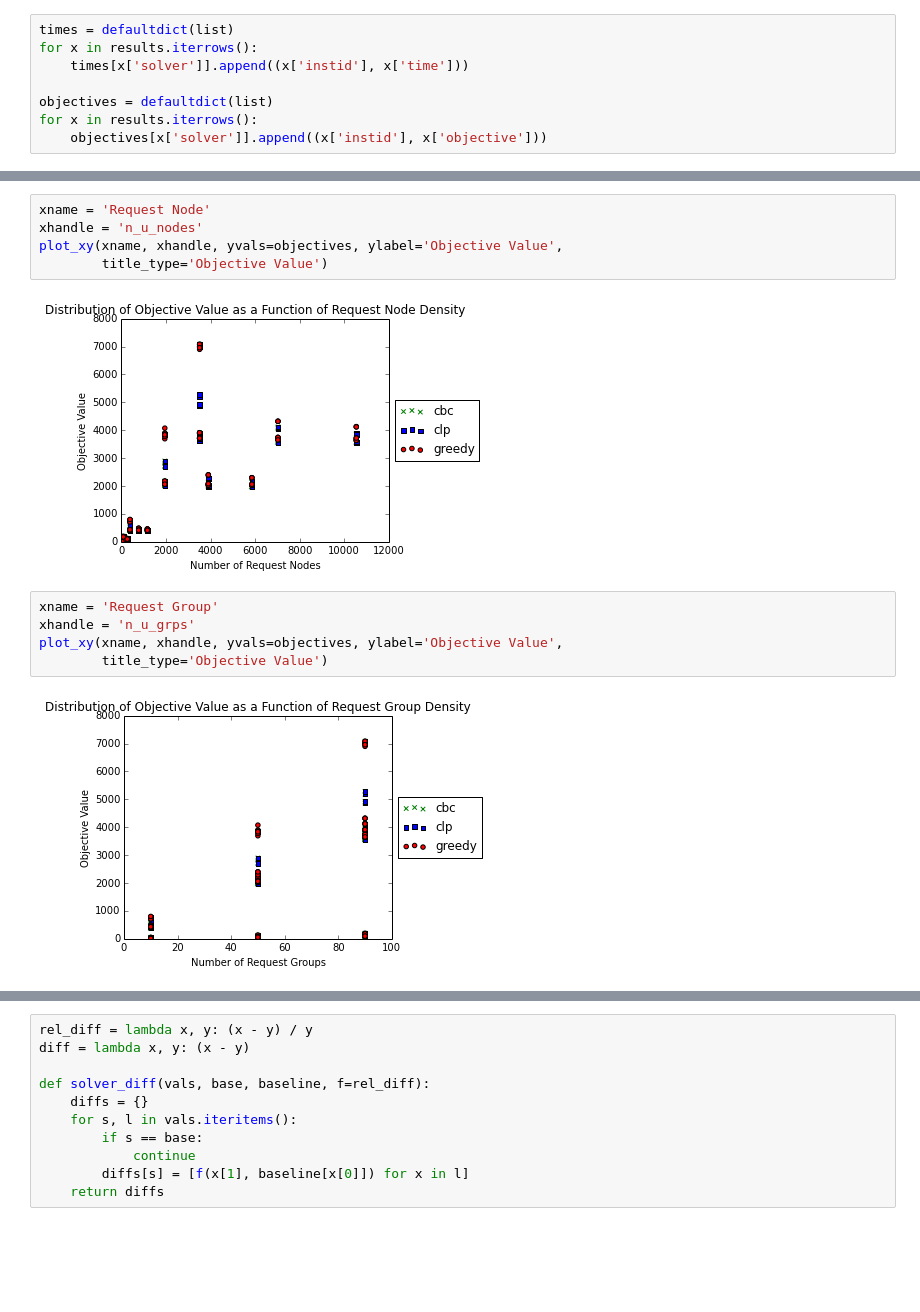
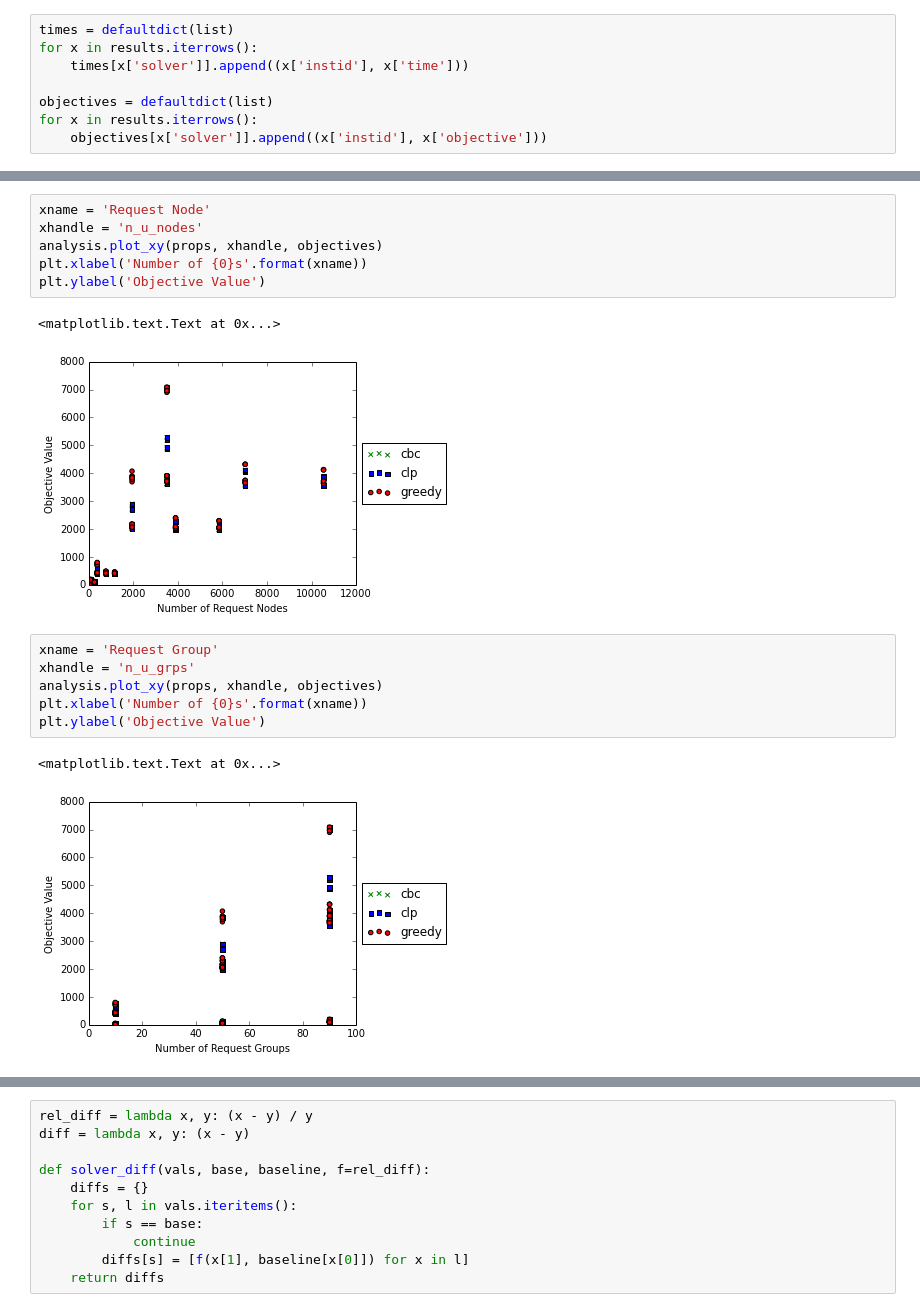
Before and after one commit to gidden/cyclopts, a Jupyter notebook: nbs/Cyclopts Run Analysis.ipynb, the cells around one changed output, grey strips where cells are left out. Drawn from its saved outputs; the diff is of its cells as text; blank space fills up the shorter version.

```diff
--- a/nbs/Cyclopts Run Analysis.ipynb
+++ b/nbs/Cyclopts Run Analysis.ipynb
@@ -267,17 +232,21 @@ plot_xy(xname, xhandle, yvals=objectives, ylabel='Objective Value',
 # %%
 xname = 'Request Node'
 xhandle = 'n_u_nodes'
-plot_xy(xname, xhandle, yvals=objectives, ylabel='Objective Value',
-        title_type='Objective Value')
+analysis.plot_xy(props, xhandle, objectives)
+plt.xlabel('Number of {0}s'.format(xname))
+plt.ylabel('Objective Value')
 # %% [output]
+<matplotlib.text.Text at 0x...>
-[figure, old version]
+[figure, new version]
 # %%
 xname = 'Request Group'
 xhandle = 'n_u_grps'
-plot_xy(xname, xhandle, yvals=objectives, ylabel='Objective Value',
-        title_type='Objective Value')
+analysis.plot_xy(props, xhandle, objectives)
+plt.xlabel('Number of {0}s'.format(xname))
+plt.ylabel('Objective Value')
 # %% [output]
+<matplotlib.text.Text at 0x...>
-[figure, old version]
+[figure, new version]
 # %%
 xname = 'Supply Group'
 xhandle = 'n_v_grps'
```
Also changed, not shown: parts of 25 cells of this notebook, 1 other file.
